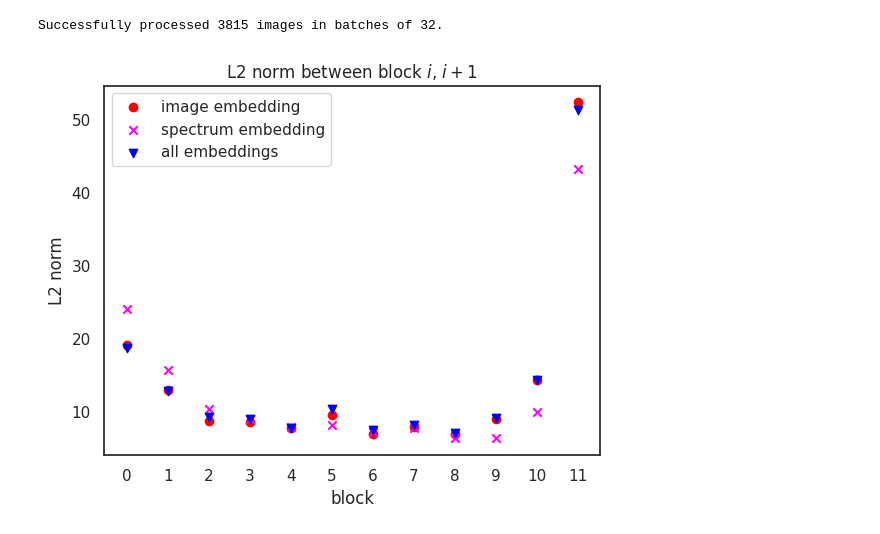
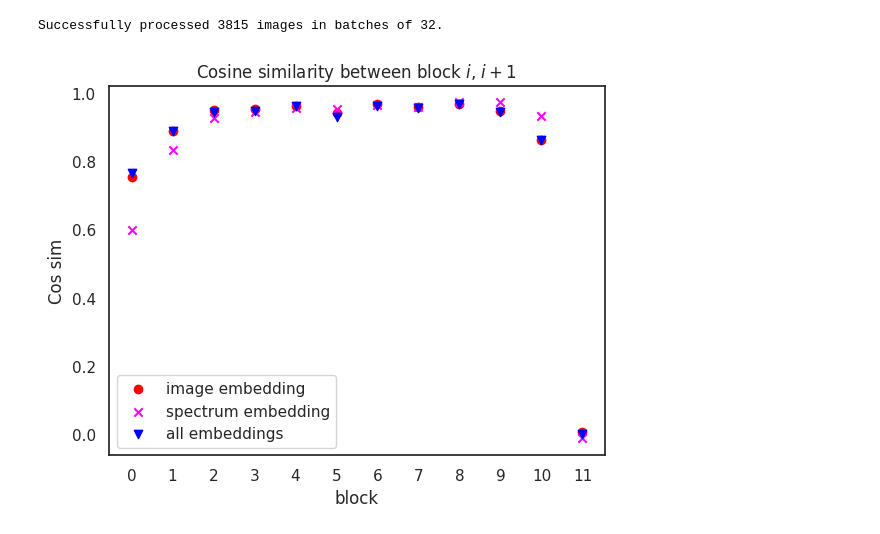
Before and after one commit to auggiemarignier/windycity, a Jupyter notebook: aion_tutorial.ipynb, the cells around one changed output. Drawn from its saved outputs; the diff is of its cells as text; code cells hidden in the pictures.

Commit message:
cos sim and l2 norm

```diff
--- a/aion_tutorial.ipynb
+++ b/aion_tutorial.ipynb
@@ -202,30 +202,39 @@ im_embeddings, sp_embeddings, all_embeddings= get_embeddings_layer(batch_size)
 # %% [output]
 Successfully processed 3815 images in batches of 32.
 # %%
-im_embeddings_dist, sp_embeddings_dist, all_embeddings_dist = [], [], []
+from sklearn.metrics.pairwise import cosine_similarity
+
+im_embeddings_L2, sp_embeddings_L2, all_embeddings_L2 = [], [], []
+im_embeddings_cos_sim, sp_embeddings_cos_sim, all_embeddings_cos_sim = [], [], []
+
 
 for b in range(num_blocks):
-    # get l2 norm
-    im_embeddings_dist.append(np.linalg.norm(im_embeddings[b] - im_embeddings[b+1], ord = 2,axis = 1).mean())
-    sp_embeddings_dist.append(np.linalg.norm(sp_embeddings[b] - sp_embeddings[b+1], ord = 2,axis = 1).mean())
-    all_embeddings_dist.append(np.linalg.norm(all_embeddings[b] - all_embeddings[b+1], ord = 2,axis = 1).mean())
+
+    im_embeddings_cos_sim.append(np.mean(np.diag(cosine_similarity(im_embeddings[b], im_embeddings[b+1]))))
+    sp_embeddings_cos_sim.append(np.mean(np.diag(cosine_similarity(sp_embeddings[b], sp_embeddings[b+1]))))
+    all_embeddings_cos_sim.append(np.mean(np.diag(cosine_similarity(all_embeddings[b], all_embeddings[b+1]))))
+
+for b in range(num_blocks + 1):
+    im_embeddings_L2.append(np.linalg.norm(im_embeddings[b], ord = 2,axis = 1).mean())
+    sp_embeddings_L2.append(np.linalg.norm(sp_embeddings[b], ord = 2,axis = 1).mean())
+    all_embeddings_L2.append(np.linalg.norm(all_embeddings[b], ord = 2,axis = 1).mean())
 # %%
 import seaborn as sns
 sns.set_theme()
 sns.set_style("white")
 import matplotlib.pyplot as plt
 
 
 plt.figure()
-plt.scatter(range(num_blocks), im_embeddings_dist, color = "red", label = "image embedding")
-plt.scatter(range(num_blocks), sp_embeddings_dist, color = "magenta", label = "spectrum embedding", marker = "x")
-plt.scatter(range(num_blocks), all_embeddings_dist, color = "blue", label = "all embeddings", marker = "v")
+plt.scatter(range(num_blocks), im_embeddings_cos_sim, color = "red", label = "image embedding")
+plt.scatter(range(num_blocks), sp_embeddings_cos_sim, color = "magenta", label = "spectrum embedding", marker = "x")
+plt.scatter(range(num_blocks), all_embeddings_cos_sim, color = "blue", label = "all embeddings", marker = "v")
 plt.xticks(range(num_blocks))
 
 plt.legend()
 plt.xlabel("block")
-plt.ylabel("L2 norm")
-plt.title("L2 norm between block $i$, $i+1$")
+plt.ylabel("Cos sim")
+plt.title("Cosine similarity between block $i$, $i+1$")
 plt.show()
 # %% [output]
-[figure, old version]
+[figure, new version]
```
Also changed, not shown: parts of 2 cells of this notebook.
